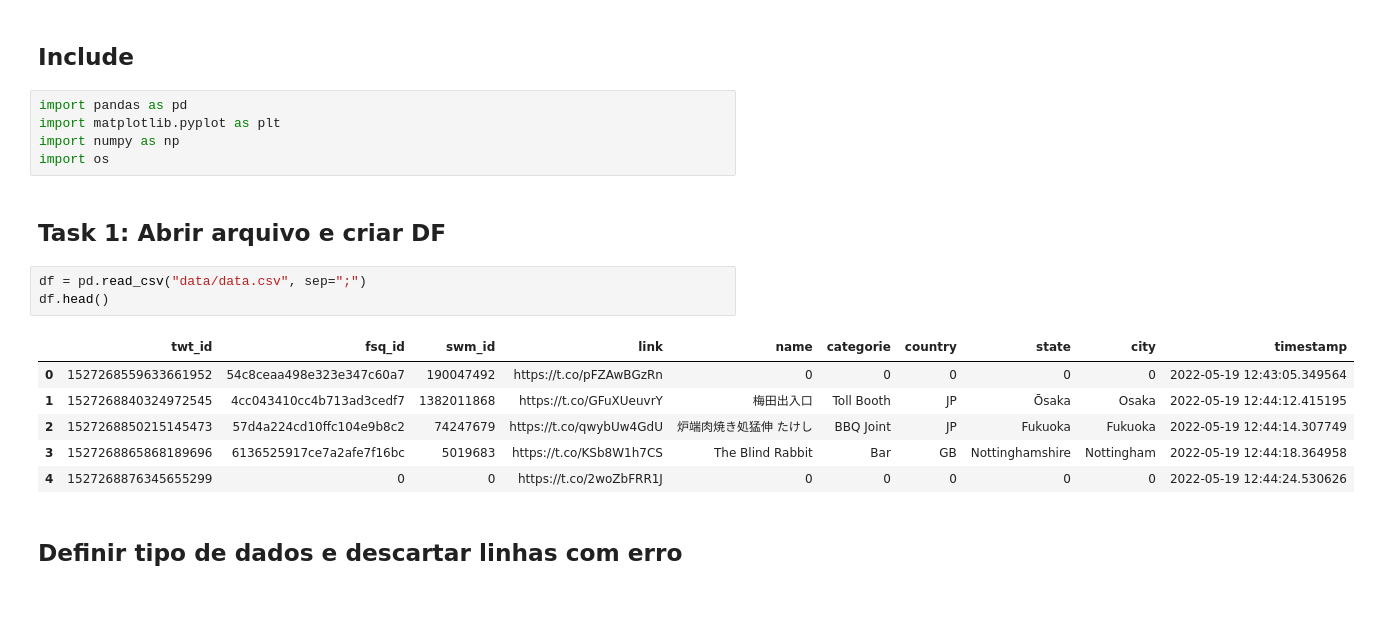
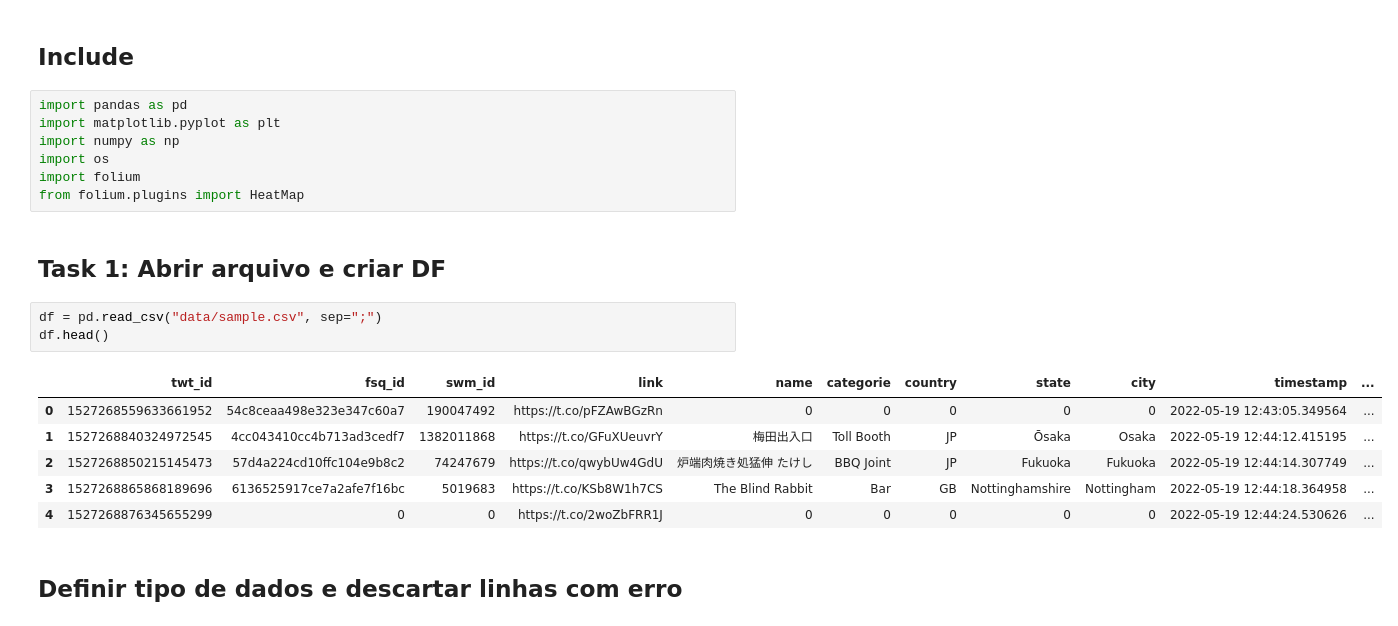
Before and after one commit to joaoaugustoss/Consumo-Alcool, a Jupyter notebook: jupyter/check-in/Analysis.ipynb, the cells around one changed output. Saved outputs shown, nothing was run; the diff lists cells and outputs as text.

```diff
--- a/jupyter/check-in/Analysis.ipynb
+++ b/jupyter/check-in/Analysis.ipynb
@@ -5,18 +5,20 @@ import pandas as pd
 import matplotlib.pyplot as plt
 import numpy as np
 import os
+import folium
+from folium.plugins import HeatMap
 # %% [markdown]
 ## Task 1: Abrir arquivo e criar DF
 # %%
-df = pd.read_csv("data/data.csv", sep=";")
+df = pd.read_csv("data/sample.csv", sep=";")
 df.head()
 # %% [output]
-|  | twt_id | fsq_id | swm_id | link | name | categorie | country | state | city | timestamp |
-| 0 | 1527268559633661952 | 54c8ceaa498e323e347c60a7 | 190047492 | https://t.co/pFZAwBGzRn | 0 | 0 | 0 | 0 | 0 | 2022-05-19 12:43:05.349564 |
-| 1 | 1527268840324972545 | 4cc043410cc4b713ad3cedf7 | 1382011868 | https://t.co/GFuXUeuvrY | 梅田出入口 | Toll Booth | JP | Ōsaka | Osaka | 2022-05-19 12:44:12.415195 |
-| 2 | 1527268850215145473 | 57d4a224cd10ffc104e9b8c2 | 74247679 | https://t.co/qwybUw4GdU | 炉端肉焼き処猛伸 たけし | BBQ Joint | JP | Fukuoka | Fukuoka | 2022-05-19 12:44:14.307749 |
-| 3 | 1527268865868189696 | 6136525917ce7a2afe7f16bc | 5019683 | https://t.co/KSb8W1h7CS | The Blind Rabbit | Bar | GB | Nottinghamshire | Nottingham | 2022-05-19 12:44:18.364958 |
-| 4 | 1527268876345655299 | 0 | 0 | https://t.co/2woZbFRR1J | 0 | 0 | 0 | 0 | 0 | 2022-05-19 12:44:24.530626 |
+|  | twt_id | fsq_id | swm_id | link | name | categorie | country | state | city | timestamp | ... |
+| 0 | 1527268559633661952 | 54c8ceaa498e323e347c60a7 | 190047492 | https://t.co/pFZAwBGzRn | 0 | 0 | 0 | 0 | 0 | 2022-05-19 12:43:05.349564 | ... |
+| 1 | 1527268840324972545 | 4cc043410cc4b713ad3cedf7 | 1382011868 | https://t.co/GFuXUeuvrY | 梅田出入口 | Toll Booth | JP | Ōsaka | Osaka | 2022-05-19 12:44:12.415195 | ... |
+| 2 | 1527268850215145473 | 57d4a224cd10ffc104e9b8c2 | 74247679 | https://t.co/qwybUw4GdU | 炉端肉焼き処猛伸 たけし | BBQ Joint | JP | Fukuoka | Fukuoka | 2022-05-19 12:44:14.307749 | ... |
+| 3 | 1527268865868189696 | 6136525917ce7a2afe7f16bc | 5019683 | https://t.co/KSb8W1h7CS | The Blind Rabbit | Bar | GB | Nottinghamshire | Nottingham | 2022-05-19 12:44:18.364958 | ... |
+| 4 | 1527268876345655299 | 0 | 0 | https://t.co/2woZbFRR1J | 0 | 0 | 0 | 0 | 0 | 2022-05-19 12:44:24.530626 | ... |
 # %% [markdown]
 ## Definir tipo de dados e descartar linhas com erro
 # %%
```
Also changed, not shown: parts of 8 cells of this notebook, 6 other files.
